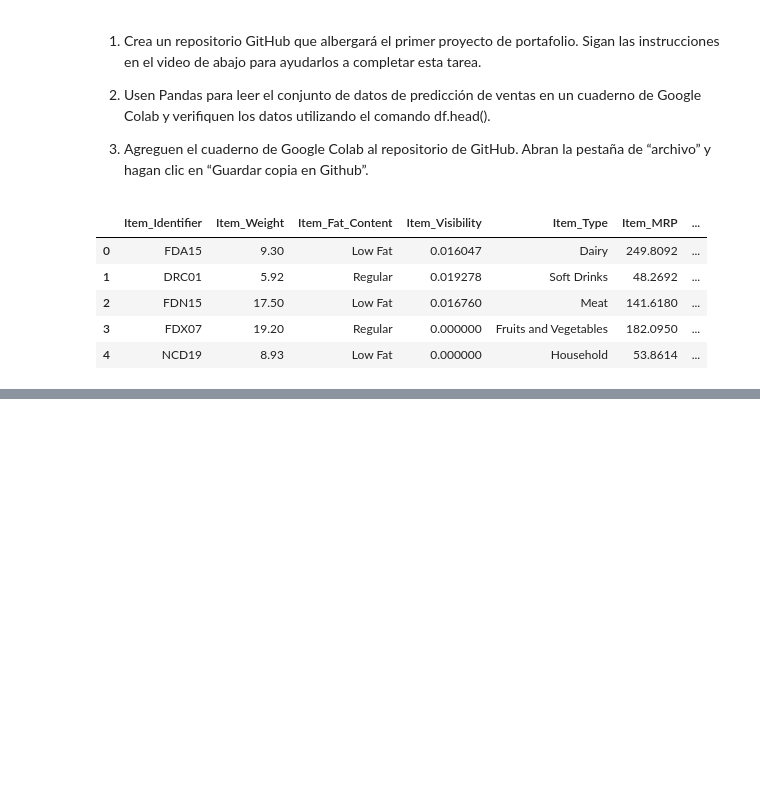
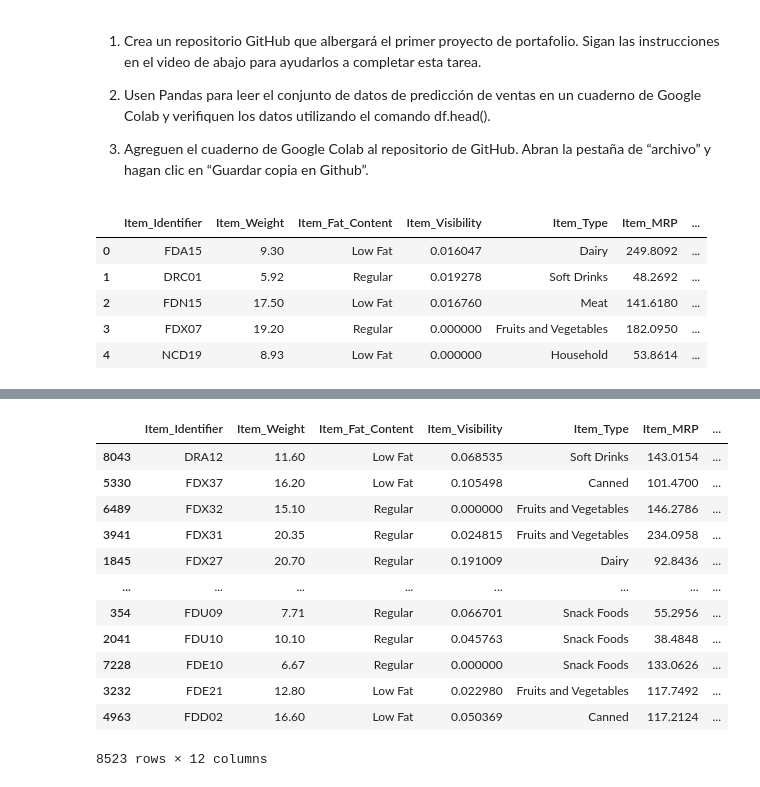
Before and after one commit to jesspl/prediction, a Jupyter notebook: predicciones_de_ventas.ipynb, the cells around one changed output, grey strips where cells are left out. Saved outputs shown, nothing was run; the diff lists cells and outputs as text; code cells hidden in the pictures; blank space fills up the shorter version.

```diff
--- a/predicciones_de_ventas.ipynb
+++ b/predicciones_de_ventas.ipynb
@@ -21,0 +183,7 @@ df.head()
+# %%
+#ejecucion del punto 5
+
+clear=df.sort_values(by=['Item_Identifier']) #, ascending=False
+
+clear["Item_Weight"].fillna( method ='ffill',  inplace = True)
+clear[['Item_Identifier', 'Item_Weight', 'Outlet_Identifier' ]]
@@ -21,0 +204,22 @@ df.head()
+# %%
+df1=clear.sort_values(by=['Outlet_Identifier'])
+
+df1["Outlet_Size"].fillna( method ='ffill',  inplace = True)
+
+#df1[['Item_Identifier', 'Item_Weight', 'Outlet_Identifier', 'Outlet_Size' ]]
+# %%
+df1
+# %% [output]
+|  | Item_Identifier | Item_Weight | Item_Fat_Content | Item_Visibility | Item_Type | Item_MRP | ... |
+| 8043 | DRA12 | 11.60 | Low Fat | 0.068535 | Soft Drinks | 143.0154 | ... |
+| 5330 | FDX37 | 16.20 | Low Fat | 0.105498 | Canned | 101.4700 | ... |
+| 6489 | FDX32 | 15.10 | Regular | 0.000000 | Fruits and Vegetables | 146.2786 | ... |
+| 3941 | FDX31 | 20.35 | Regular | 0.024815 | Fruits and Vegetables | 234.0958 | ... |
+| 1845 | FDX27 | 20.70 | Regular | 0.191009 | Dairy | 92.8436 | ... |
+| ... | ... | ... | ... | ... | ... | ... | ... |
+| 354 | FDU09 | 7.71 | Regular | 0.066701 | Snack Foods | 55.2956 | ... |
+| 2041 | FDU10 | 10.10 | Regular | 0.045763 | Snack Foods | 38.4848 | ... |
+| 7228 | FDE10 | 6.67 | Regular | 0.000000 | Snack Foods | 133.0626 | ... |
+| 3232 | FDE21 | 12.80 | Low Fat | 0.022980 | Fruits and Vegetables | 117.7492 | ... |
+| 4963 | FDD02 | 16.60 | Low Fat | 0.050369 | Canned | 117.2124 | ... |
+8523 rows × 12 columns
```
Also changed, not shown: parts of 18 cells of this notebook.
